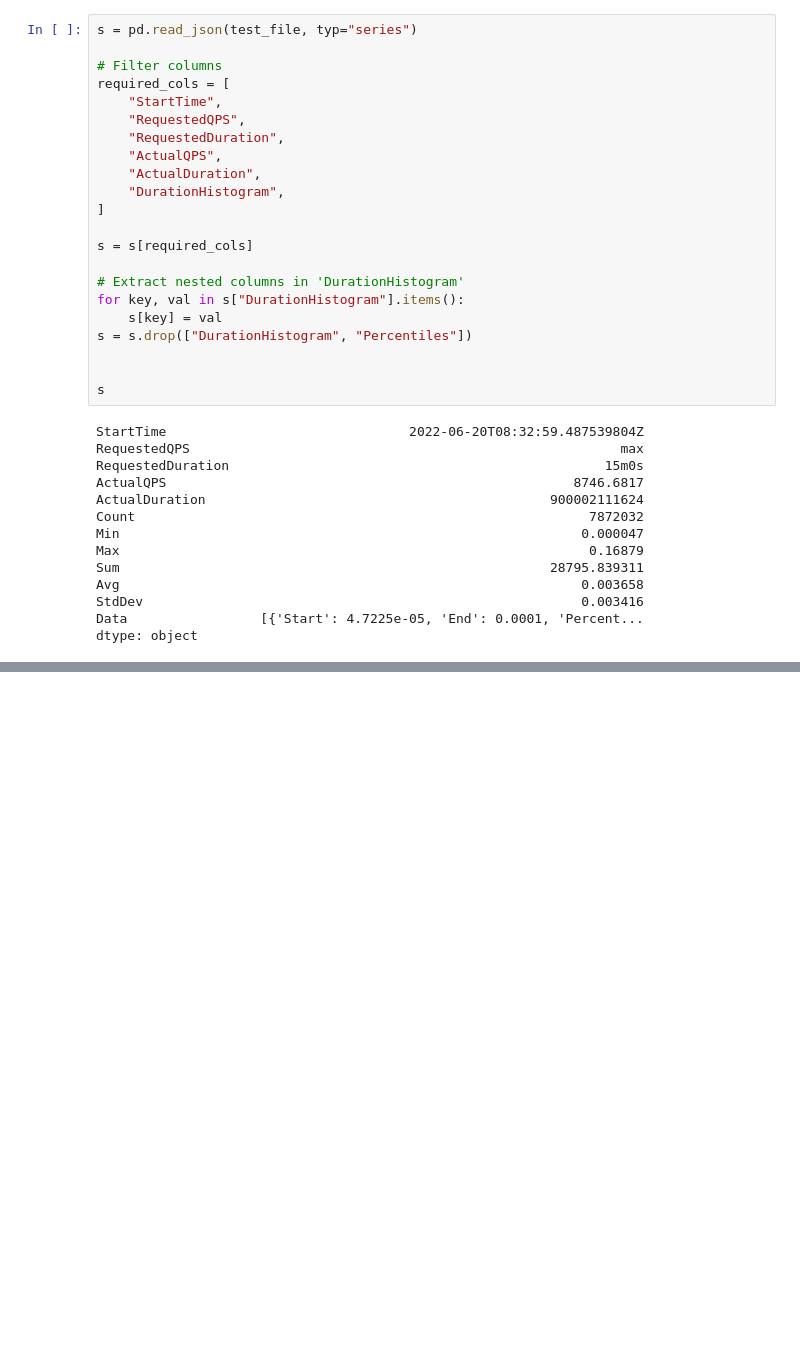
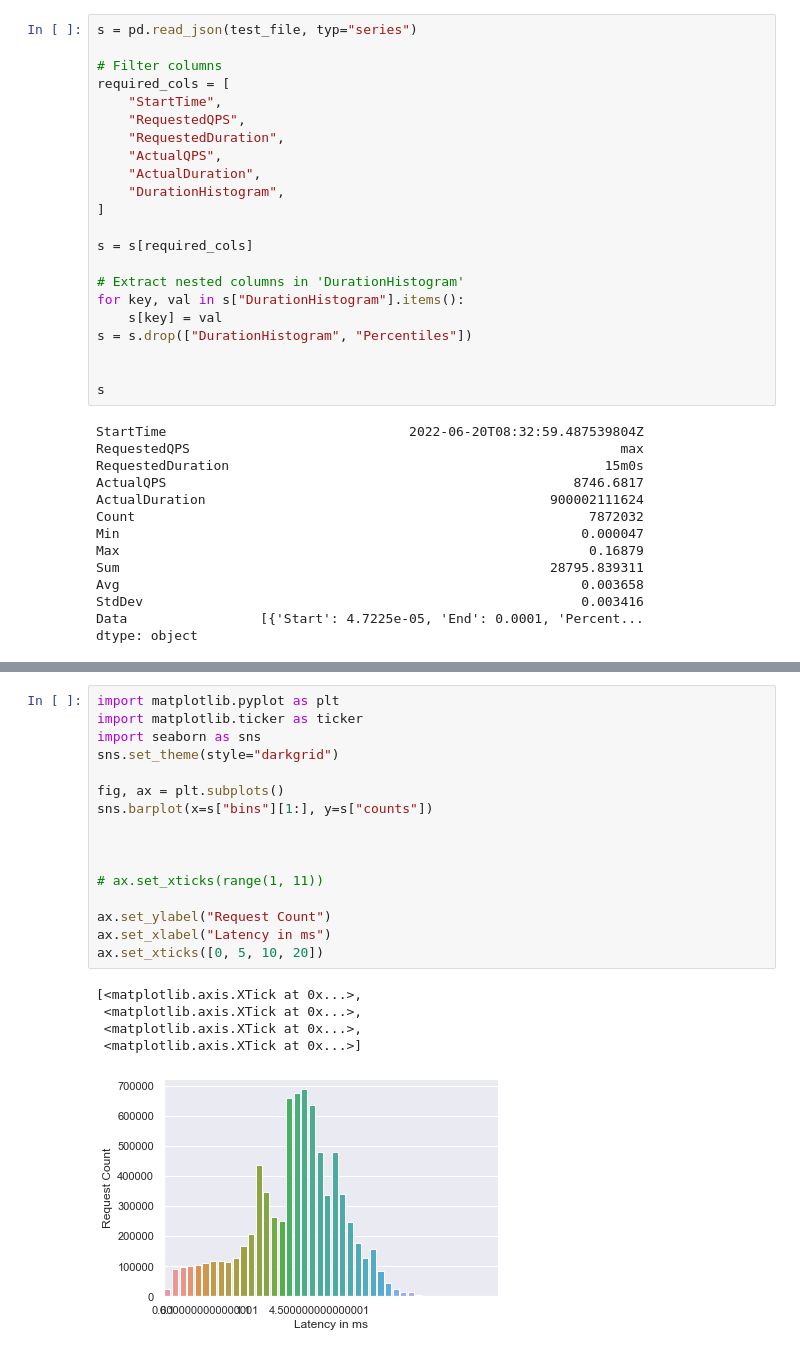
Before and after one commit to RichardBieringa/mesh-bench, a Jupyter notebook: viz/exploration.ipynb, the cells around one changed output, grey strips where cells are left out. Drawn from its saved outputs; the diff is of its cells as text; blank space fills up the shorter version.

```diff
--- a/viz/exploration.ipynb
+++ b/viz/exploration.ipynb
@@ -96,0 +138,22 @@ Text(0.5, 0, 'Latency in ms')
+# %%
+import matplotlib.pyplot as plt
+import matplotlib.ticker as ticker
+import seaborn as sns
+sns.set_theme(style="darkgrid")
+
+fig, ax = plt.subplots()
+sns.barplot(x=s["bins"][1:], y=s["counts"])
+
+
+
+# ax.set_xticks(range(1, 11))
+
+ax.set_ylabel("Request Count")
+ax.set_xlabel("Latency in ms")
+ax.set_xticks([0, 5, 10, 20])
+# %% [output]
+[<matplotlib.axis.XTick at 0x...>,
+ <matplotlib.axis.XTick at 0x...>,
+ <matplotlib.axis.XTick at 0x...>,
+ <matplotlib.axis.XTick at 0x...>]
+[figure, added]
```
Also changed, not shown: parts of 7 cells of this notebook, 1 other file.
